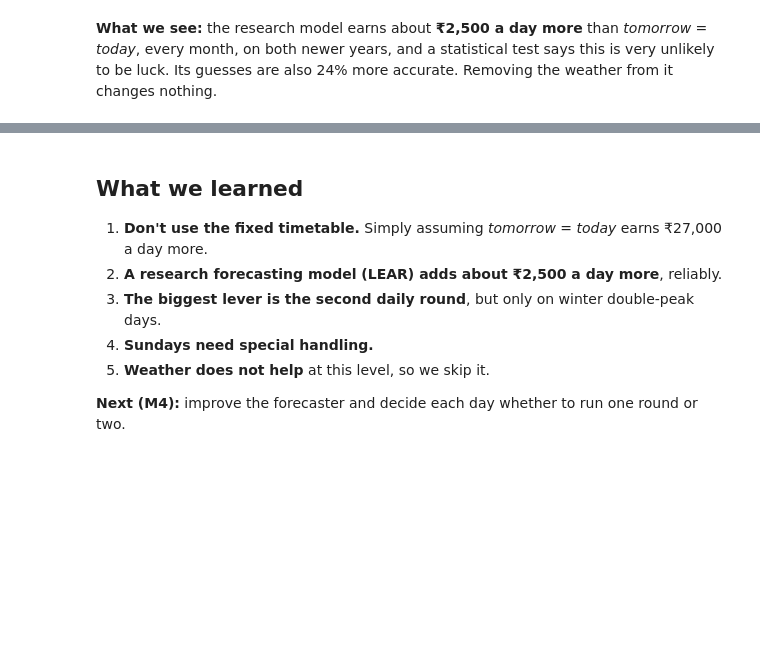
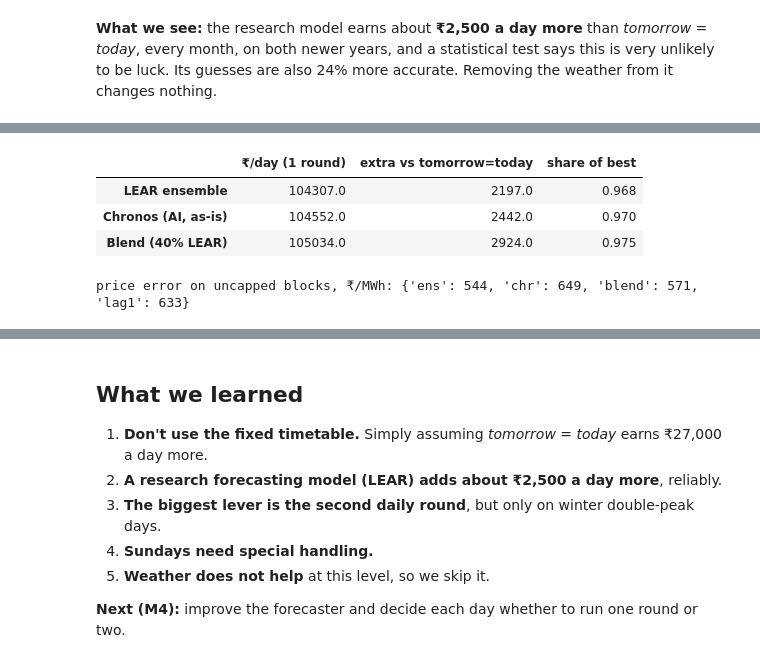
Before and after one commit to vasdevyash/data2decision-hackathon, a Jupyter notebook: notebooks/D01_M3_eda.ipynb, the cells around one changed output, grey strips where cells are left out. Cells and saved outputs as stored; diff of their text form; code cells hidden in the pictures; blank space fills up the shorter version.

```diff
--- a/notebooks/D01_M3_eda.ipynb
+++ b/notebooks/D01_M3_eda.ipynb
@@ -608,0 +625,50 @@ M["test_ladder_2c"] = {k: round(float(v)) for k, v in zip(labels, vals)}
+# %%
+fz = np.load(ROOT / "outputs/forecasts/lear_ens.npz"); cz = np.load(ROOT / "outputs/forecasts/chronos.npz")
+d_l = pd.to_datetime(fz["days"]); d_c = pd.to_datetime(cz["days"]); common = d_l.intersection(d_c)
+FL = pd.DataFrame(fz["ens"], index=d_l).loc[common].values
+FC = pd.DataFrame(cz["quantiles"][:, :, 4], index=d_c).loc[common].values   # Chronos median
+act = P.loc[common].values; capm = CAP.loc[common].values
+
+def run_plan(F, tag):
+    out = []
+    for i, day in enumerate(common):
+        r = {"d": day}
+        for cyc in (1, 2): c, d = bt.solve(F[i], DEG, cyc); r[f"{tag}_{cyc}"] = bt.settle(c, d, act[i], DEG)
+        out.append(r)
+    return pd.DataFrame(out).set_index("d")
+
+E = run_plan(FL, "ens").join(run_plan(FC, "chr"))
+# blend weight on LEAR ensemble, chosen on the validation year by profit (up to 2 rounds)
+val_days = common[common < "2025-11-22"]; grid_w = np.round(np.arange(0, 1.01, 0.1), 1); vprof = {}
+for w in grid_w:
+    Fb = w * FL[:len(val_days)] + (1 - w) * FC[:len(val_days)]
+    vprof[w] = np.mean([bt.settle(*bt.solve(Fb[i], DEG, 2), act[i], DEG) for i in range(len(val_days))])
+W_BEST = float(max(vprof, key=vprof.get))
+E = E.join(run_plan(W_BEST * FL + (1 - W_BEST) * FC, "blend"))
+R = R.drop(columns=[c for c in R.columns if c.split("_")[0] in ("ens", "chr", "blend")], errors="ignore").join(E)
+
+mae = lambda F: round(float(np.abs(F - act)[~capm].mean()))
+up = {"mae": {"ens": mae(FL), "chr": mae(FC), "blend": mae(W_BEST * FL + (1 - W_BEST) * FC),
+              "lag1": round(float(np.abs(P.shift(1).loc[common].values - act)[~capm].mean()))},
+      "blend_weight_lear": W_BEST, "val_profit_by_weight": {str(k): round(float(v)) for k, v in vprof.items()}}
+for sp in ["validate", "test"]:
+    r = R[R.split == sp]
+    for tag in ["ens", "chr", "blend"]:
+        for cyc in (1, 2):
+            dlt = r[f"{tag}_{cyc}"] - r[f"lag1_{cyc}"]; lo, hi = week_bootstrap(dlt); st_, pv = dm_test(dlt.values)
+            up.setdefault(sp, {})[f"{tag}_{cyc}"] = {"mean": round(float(r[f"{tag}_{cyc}"].mean())), "gain_vs_lag1": round(float(dlt.mean())),
+                "ci": [round(lo), round(hi)], "p": round(pv, 5), "capture": round(float(r[f"{tag}_{cyc}"].sum() / r[f"hind{cyc}"].sum()), 3)}
+    d_ = r["blend_2"] - r["lear_2"]; st_, pv = dm_test(d_.values)
+    up[sp]["blend_vs_lear_monthly_2"] = {"gain": round(float(d_.mean())), "p": round(pv, 5)}
+M["upgrades"] = up
+table_up = pd.DataFrame({k: {"₹/day (1 round)": v[f"{k}_1"]["mean"], "extra vs tomorrow=today": v[f"{k}_1"]["gain_vs_lag1"],
+                             "share of best": v[f"{k}_1"]["capture"]} for k, v in [(t, up["test"]) for t in ["ens", "chr", "blend"]]}).T
+table_up.index = ["LEAR ensemble", "Chronos (AI, as-is)", f"Blend ({W_BEST:.0%} LEAR)"]
+display(table_up)
+print("price error on uncapped blocks, ₹/MWh:", up["mae"])
+# %% [output]
+|  | ₹/day (1 round) | extra vs tomorrow=today | share of best |
+| LEAR ensemble | 104307.0 | 2197.0 | 0.968 |
+| Chronos (AI, as-is) | 104552.0 | 2442.0 | 0.970 |
+| Blend (40% LEAR) | 105034.0 | 2924.0 | 0.975 |
+price error on uncapped blocks, ₹/MWh: {'ens': 544, 'chr': 649, 'blend': 571, 'lag1': 633}
```
Also changed, not shown: parts of 4 cells of this notebook, 10 other files.
